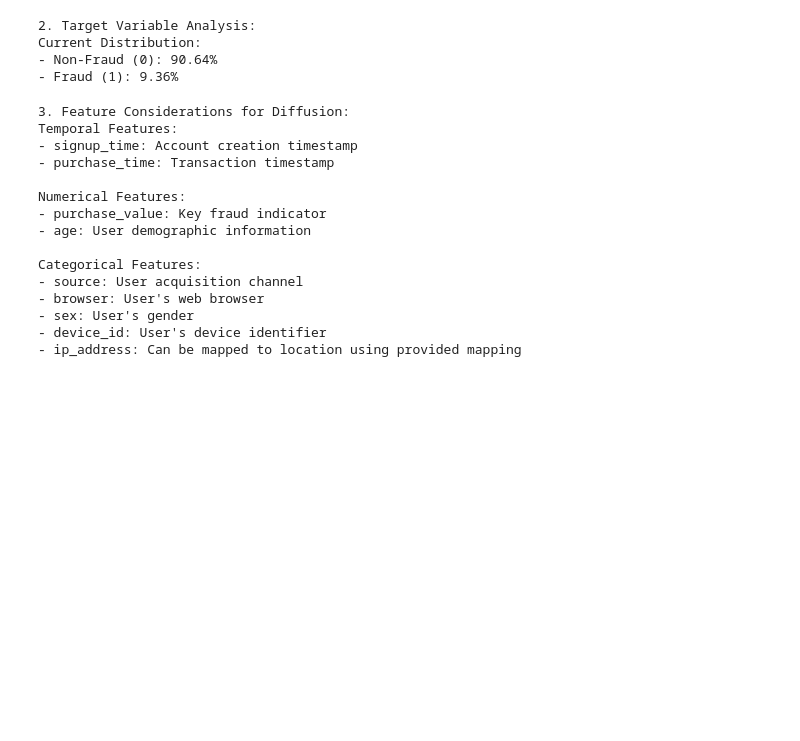
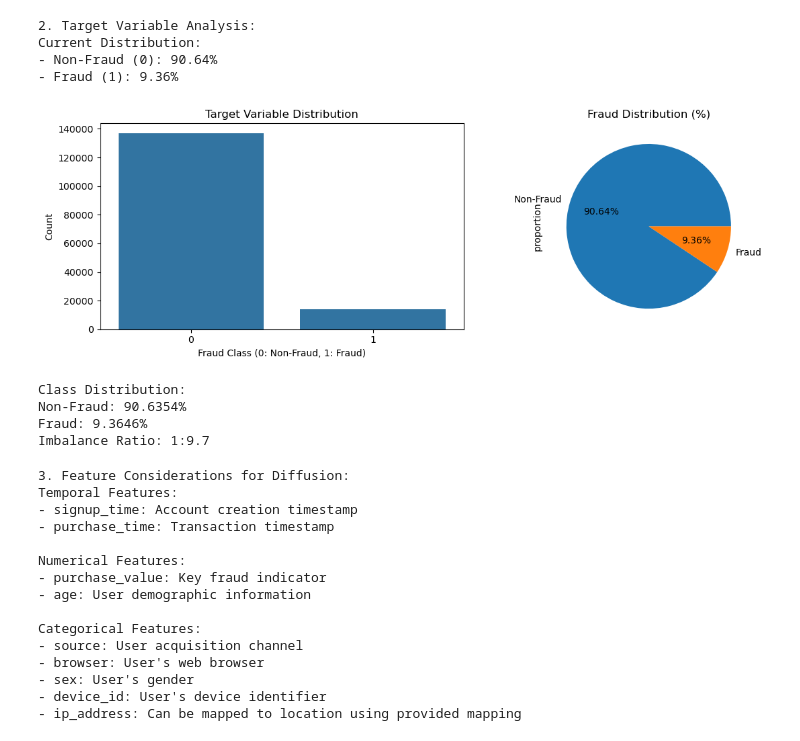
Before and after one commit to RaghuRamSatt/FraudFusion, a Jupyter notebook: Data_Understanding_FraudECommerce.ipynb, the cells around one changed output. Saved outputs shown, nothing was run; the diff lists cells and outputs as text; code cells hidden in the pictures; blank space fills up the shorter version.

```diff
--- a/Data_Understanding_FraudECommerce.ipynb
+++ b/Data_Understanding_FraudECommerce.ipynb
@@ -67,6 +120,38 @@ print(f"- Fraud (1): {fraud_dist[1]:.2%}")
 Current Distribution:
 - Non-Fraud (0): 90.64%
 - Fraud (1): 9.36%
+# %%
+# Target Variable Analysis for E-commerce Dataset
+fraud_dist = data_df['class'].value_counts(normalize=True)
+
+plt.figure(figsize=(12, 4))
+
+# Bar plot
+plt.subplot(1, 2, 1)
+sns.countplot(data=data_df, x='class')
+plt.title('Target Variable Distribution')
+plt.xlabel('Fraud Class (0: Non-Fraud, 1: Fraud)')
+plt.ylabel('Count')
+
+# Pie chart
+plt.subplot(1, 2, 2)
+fraud_dist.plot(kind='pie', autopct='%1.2f%%', labels=['Non-Fraud', 'Fraud'])
+plt.title('Fraud Distribution (%)')
+
+plt.tight_layout()
+plt.show()
+
+# Print statistics
+print("\nClass Distribution:")
+print(f"Non-Fraud: {fraud_dist[0]:.4%}")
+print(f"Fraud: {fraud_dist[1]:.4%}")
+print(f"Imbalance Ratio: 1:{(fraud_dist[0]/fraud_dist[1]):.1f}")
+# %% [output]
+[figure, added]
+Class Distribution:
+Non-Fraud: 90.6354%
+Fraud: 9.3646%
+Imbalance Ratio: 1:9.7
 # %%
 # 3. Feature Analysis
 print("\n3. Feature Considerations for Diffusion:")
```
Also changed, not shown: parts of 1 cell of this notebook, 8 other files.
